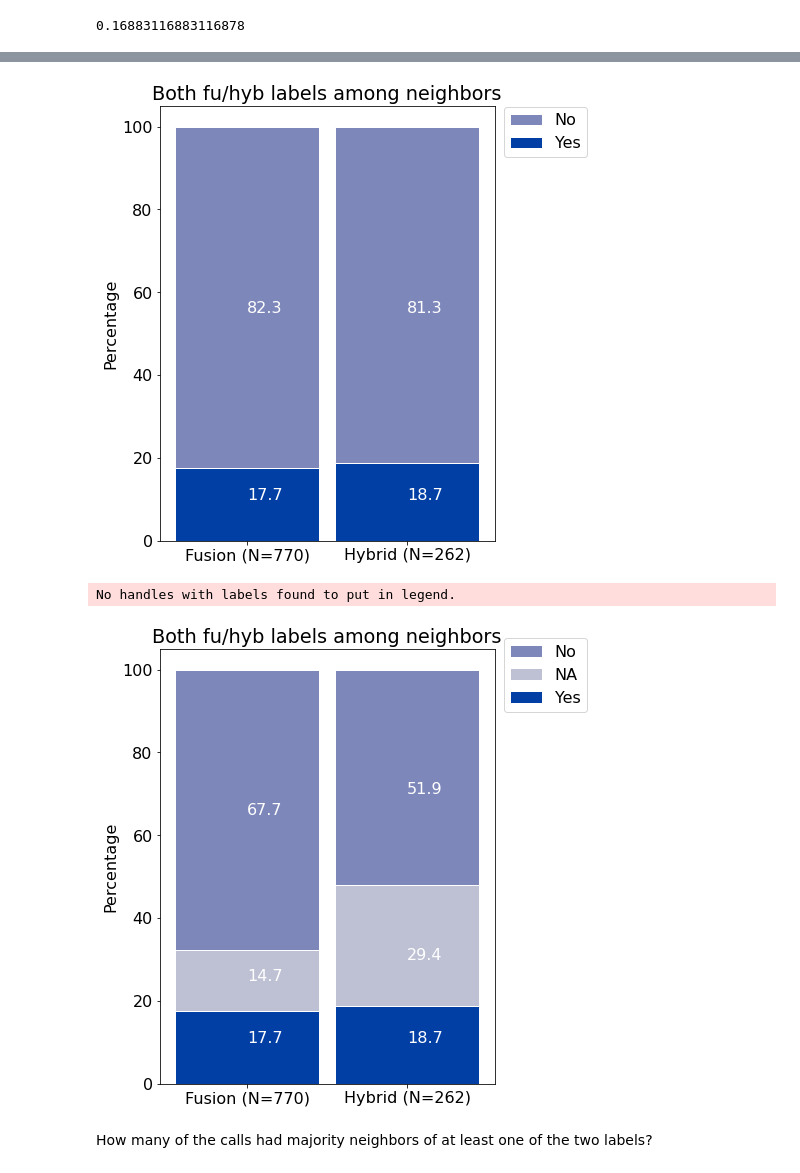
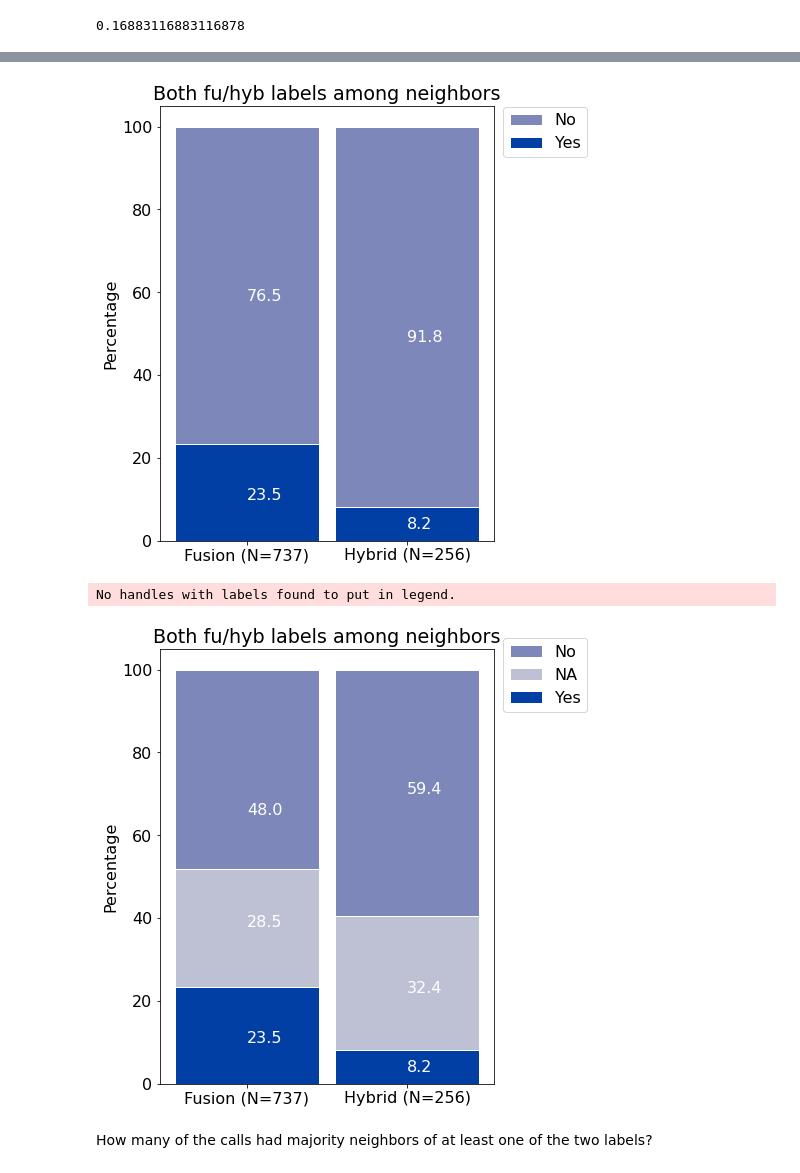
Before and after one commit to marathomas/meerkat_umap, a Jupyter notebook: notebooks/06_meerkat_hyb_fu.ipynb, the cells around one changed output, grey strips where cells are left out. Saved outputs shown, nothing was run; the diff lists cells and outputs as text; code cells hidden in the pictures.

```diff
--- a/notebooks/06_meerkat_hyb_fu.ipynb
+++ b/notebooks/06_meerkat_hyb_fu.ipynb
@@ -577,3 +323,0 @@ hybfu_classi_old = hybfu_classi
-# %%
-i=0
-print(ambi_labelnames[i], neighbors[i])
@@ -809,22 +510,14 @@ df
 # %% [markdown]
 # Radar charts
 # %%
-hybfu_classi = pd.read_pickle(DATA+'2020-10-29_hybfu_classi')
+hybfu_classi = pd.read_pickle(os.path.join(os.path.sep, DATA,'2021-07-30_hybfu_classi'))
+
 # hybfu_classi = pd.read_pickle(DATA+'2020-10-23_hybfu_classi_UMAP_ALL') # with all projected at once
 
-df = pd.read_pickle(DATA+'df_denoised_balanced')
-df = df[df.nonfocal_yn == 'n'] # for focal
+
+df = pd.read_pickle(os.path.join(os.path.sep, DATA, "df_focal_reduced.pkl"))
 df.reset_index(inplace=True)
-
-#df = pd.read_pickle(DATA+'df_focal_hyb_fu') # wrong?
-embedding_ambi = np.load(DATA+'hybfu_embeddings.npy')
-#embedding_non_ambi = pd.read_pickle(DATA+'2020-10-20_embedding_denoised_melspectro_focal_focal') # wrong?
-embedding_non_ambi = pd.read_pickle(DATA+'2020-10-14_embedding_denoised_melspectro_focal')
-embedding_non_ambi = np.asarray(embedding_non_ambi)[:,0:5]
-
-non_ambi_labels = df.call_lable.values
-ambi_labelnames = hybfu_classi.Name.values
-embedded_list = [embedding_non_ambi[i,:] for i in range(embedding_non_ambi.shape[0])]
+df.shape
 
 hybfu_calls = hybfu_classi['hybfu_type'].map(str) + ':' + hybfu_classi['first_label'].map(str) + '_' + hybfu_classi['second_label'].map(str)
 calltypes = sorted(list(set(hybfu_classi.first_label.values)))
@@ -897,19 +584,3 @@ for i in range(embedding_ambi.shape[0]):
-# %%
-# OR IF USING PROJECT_TRANSFORM
-calltypes = sorted(list(set(df_clear.call_lable.values)))
-hybfu_stats_tab = np.zeros((embedding_ambi.shape[0],len(calltypes)+1))
-ambi_labels = np.asarray(hybfu_calls)
-
-for i in range(embedding_ambi.shape[0]):
-  hybfu_point = embedding_ambi[i,:]
-  hybfu_label = ambi_labels[i]
-  distances = np.asarray([euclid(hybfu_point,y) for y in embedded_list])
-  avrg_dist = np.mean(distances)
-  hybfu_stats_tab[i,len(calltypes)] = avrg_dist
-
-  for j,calltype in enumerate(calltypes):
-    within_distance = np.log2(np.mean(distances[non_ambi_labels==calltype])/avrg_dist)
-    hybfu_stats_tab[i,j] = within_distance
 # %%
 hybfu_stats_tab = pd.DataFrame(hybfu_stats_tab)
 # %%
@@ -1361,10 +1040,10 @@ plt.ylabel('Percentage')
 
 
 plt.text(0,10,str(round(both_percent['fu'],1)), color="white")
-plt.text(0,55,str(round((100-both_percent['fu']),1)), color="white")
+plt.text(0,58,str(round((100-both_percent['fu']),1)), color="white")
 
-plt.text(1,10,str(round(both_percent['HYB'],1)), color="white")
-plt.text(1,55,str(round((100-both_percent['HYB']),1)),color="white")
+plt.text(1,3,str(round(both_percent['HYB'],1)), color="white")
+plt.text(1,48,str(round((100-both_percent['HYB']),1)),color="white")
 
 
 
@@ -1372,9 +1051,9 @@ plt.title('Both fu/hyb labels among neighbors')
 # Show graphic
 #plt.show()
 #plt.savefig(FIGURES+'hybfu_majorityvotes.png', dpi=1200)
-plt.savefig(FIGURES+'hybfu_both_onlymixed.png', bbox_extra_artists=(lgd,), bbox_inches='tight')
+plt.savefig(os.path.join(os.path.sep,FIGURES,'hybfu_both_onlymixed.png'), bbox_extra_artists=(lgd,), bbox_inches='tight')
 # %% [output]
-[figure, old version]
+[figure, new version]
 # %%
 from matplotlib import rc
 
@@ -1403,38 +1082,38 @@ plt.xticks(r, names, fontweight='regular')
 plt.ylabel('Percentage')
 
 
 # Create brown bars
 
 # Create green bars (middle), on top of the firs ones
 plt.bar(r, bars3, bottom=bars, color="#7d87b9", edgecolor='white', width=barWidth, label="No")
 plt.bar(r, bars2, bottom=bars1, color="#bec1d4", edgecolor='white', width=barWidth, label="NA")
 plt.bar(r, bars1, color="#023fa5", edgecolor='white', width=barWidth, label="Yes")
 # Create green bars (top)
 lgd=plt.legend(bbox_to_anchor=(1.3, 0.94), loc='right')
 plt.xticks(r, names, fontweight='regular')
 plt.ylabel('Percentage')
 
 
 
 
 plt.text(0,10,str(round(bars1[0],1)), color="white")
 plt.text(0,65,str(round(bars3[0],1)), color="white")
-plt.text(0,25,str(round(bars2[0],1)), color="white")
+plt.text(0,38,str(round(bars2[0],1)), color="white")
 
-plt.text(1,10,str(round(bars1[1],1)), color="white")
+plt.text(1,3,str(round(bars1[1],1)), color="white")
 plt.text(1,70,str(round(bars3[1],1)),color="white")
-plt.text(1,30,str(round(bars2[1],1)),color="white")
+plt.text(1,22,str(round(bars2[1],1)),color="white")
 
 
 
 plt.title('Both fu/hyb labels among neighbors')
 # Show graphic
 #plt.show()
 #plt.savefig(FIGURES+'hybfu_majorityvotes.png', dpi=1200)
-plt.savefig(FIGURES+'hybfu_both_withNA.png', bbox_extra_artists=(lgd,), bbox_inches='tight')
+plt.savefig(os.path.join(os.path.sep,FIGURES,'hybfu_both_withNA.png'), bbox_extra_artists=(lgd,), bbox_inches='tight')
 # %% [output]
 No handles with labels found to put in legend.
-[figure, old version]
+[figure, new version]
 # %% [markdown]
 How many of the calls had majority neighbors of at least one of the two labels?
 # %%
```
Also changed, not shown: parts of 131 cells of this notebook, 20 other files.
